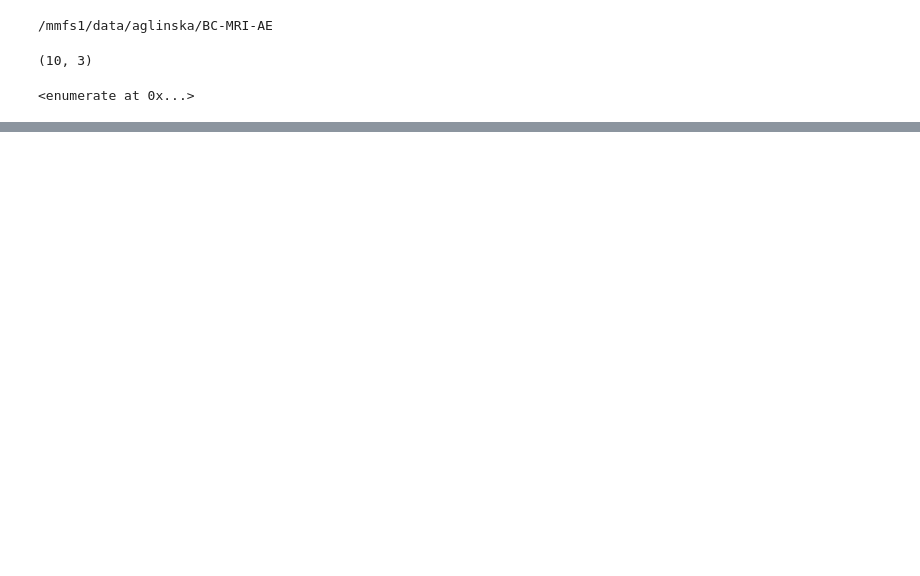
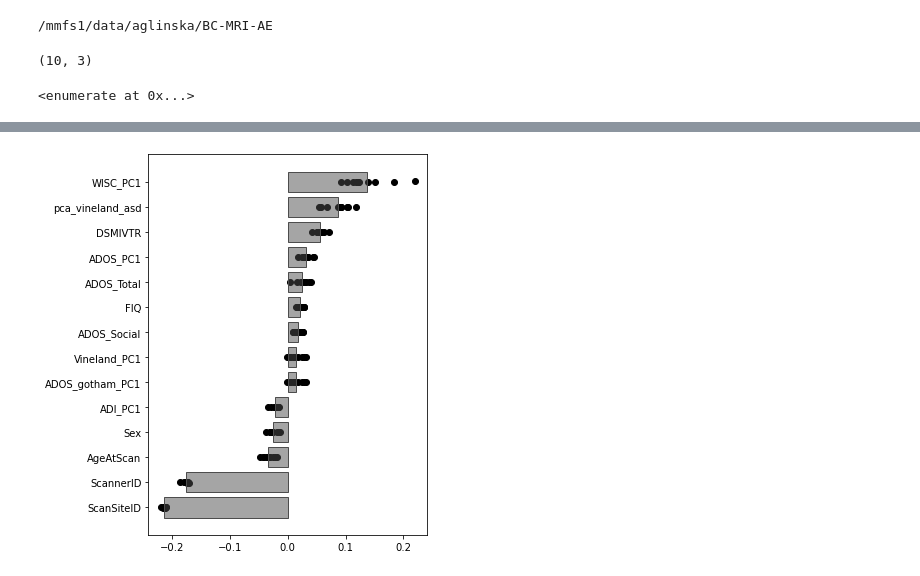
Before and after one commit to Aglinskas/BC-MRI-AE, a Jupyter notebook: Colab Notebooks/nice_barplots.ipynb, the cells around one changed output, grey strips where cells are left out. Cells and saved outputs as stored; diff of their text form; code cells hidden in the pictures; blank space fills up the shorter version.

```diff
--- a/Colab Notebooks/nice_barplots.ipynb
+++ b/Colab Notebooks/nice_barplots.ipynb
@@ -120,0 +114,17 @@ for idx,key in enumerate(keys):
+# %%
+these_keys = ['ADOS_Total',
+ 'ADOS_Social',
+ 'DSMIVTR',
+ 'AgeAtScan',
+ 'Sex',
+ 'ScannerID',
+ 'ScanSiteID',
+ 'FIQ',
+ 'ADOS_PC1',
+ 'ADI_PC1',
+ 'ADOS_gotham_PC1',
+ 'Vineland_PC1',
+ 'WISC_PC1',
+ 'pca_vineland_asd']
+
+n = len(these_keys)
@@ -120,0 +146,15 @@ for idx,key in enumerate(keys):
+# %%
+fig,axs = plt.subplots(1,1,figsize=(5,7))
+
+xs = np.arange(len(vals));
+
+for i in range(n):
+    plt.barh(xs[i],vals[i],edgecolor=[.3,.3,.3,1],facecolor=[.3,.3,.3,.5]);
+
+plt.yticks(xs,labels=lbls);
+
+for i in range(n):
+    xs = np.repeat(i,10)+(np.random.rand(10)-.5)*.01
+    plt.scatter(diff[i,:],xs,c='k')
+# %% [output]
+[figure, added]
```
Also changed, not shown: parts of 5 cells of this notebook, 32 other files.
